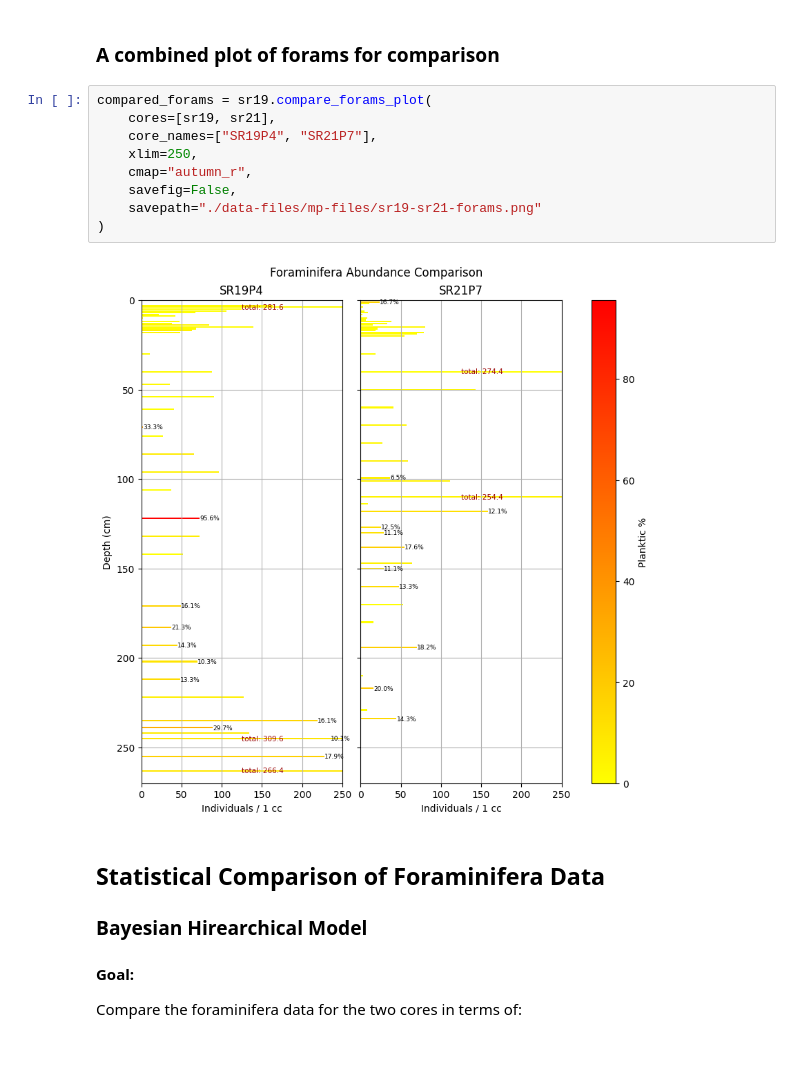
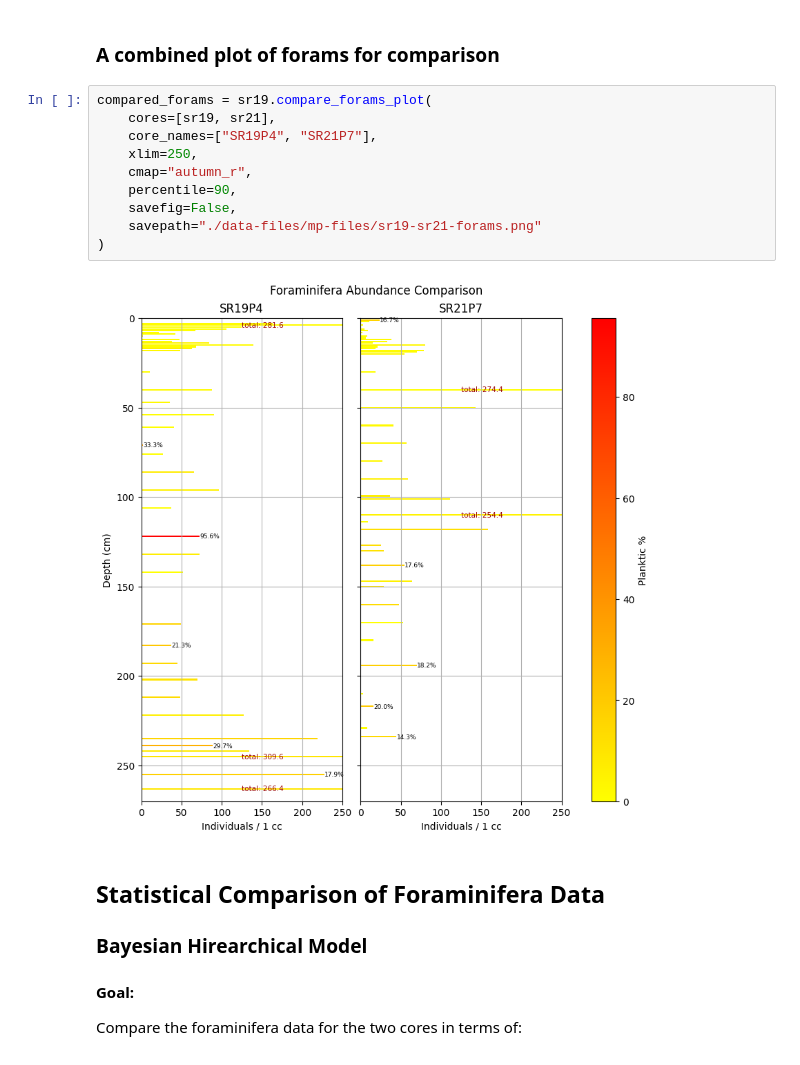
Before and after one commit to jvseds/SedLab, a Jupyter notebook: forams.ipynb, the cells around one changed output. Saved outputs shown, nothing was run; the diff lists cells and outputs as text.

Commit message:
changed percentile for forams fig

```diff
--- a/forams.ipynb
+++ b/forams.ipynb
@@ -43,14 +43,15 @@ benthic_comp_plot = sr19.plot_benthic(cores=[sr19, sr21], core_names=["SR19P4",
 # %%
 compared_forams = sr19.compare_forams_plot(
     cores=[sr19, sr21],
     core_names=["SR19P4", "SR21P7"],
     xlim=250,
     cmap="autumn_r",
+    percentile=90,
     savefig=False,
     savepath="./data-files/mp-files/sr19-sr21-forams.png"
 )
 # %% [output]
-[figure, old version]
+[figure, new version]
 # %% [markdown]
 ## Statistical Comparison of Foraminifera Data
 
```
